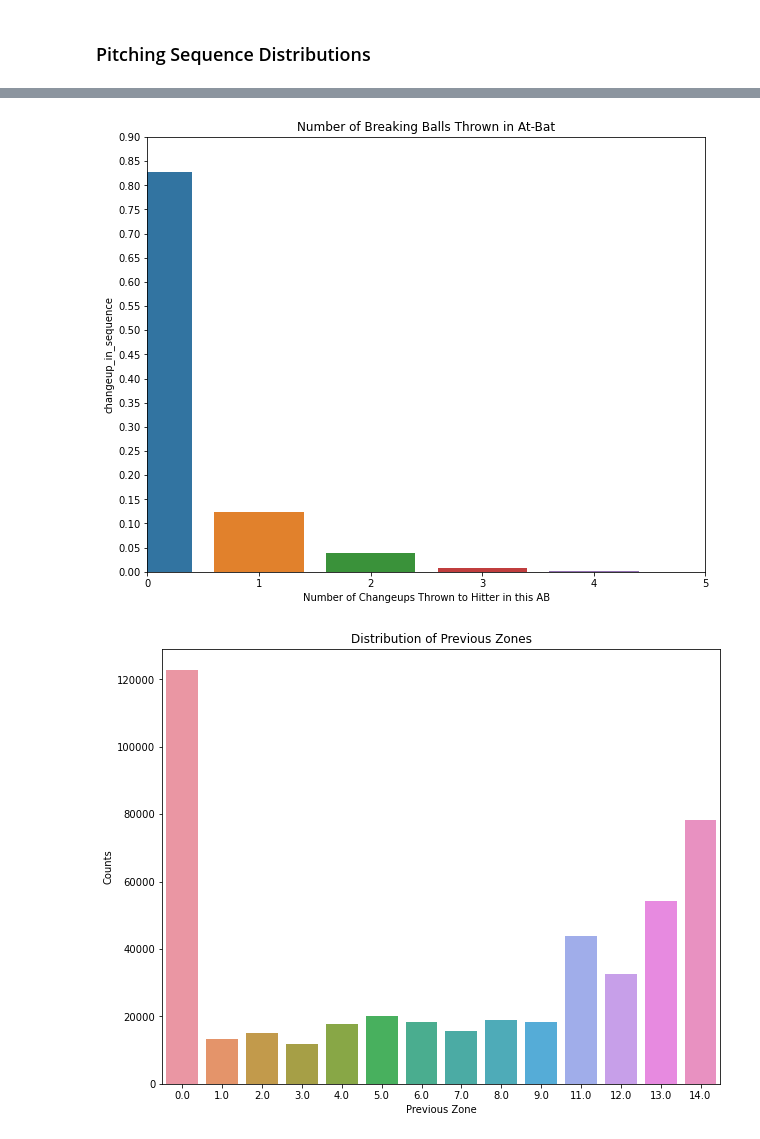
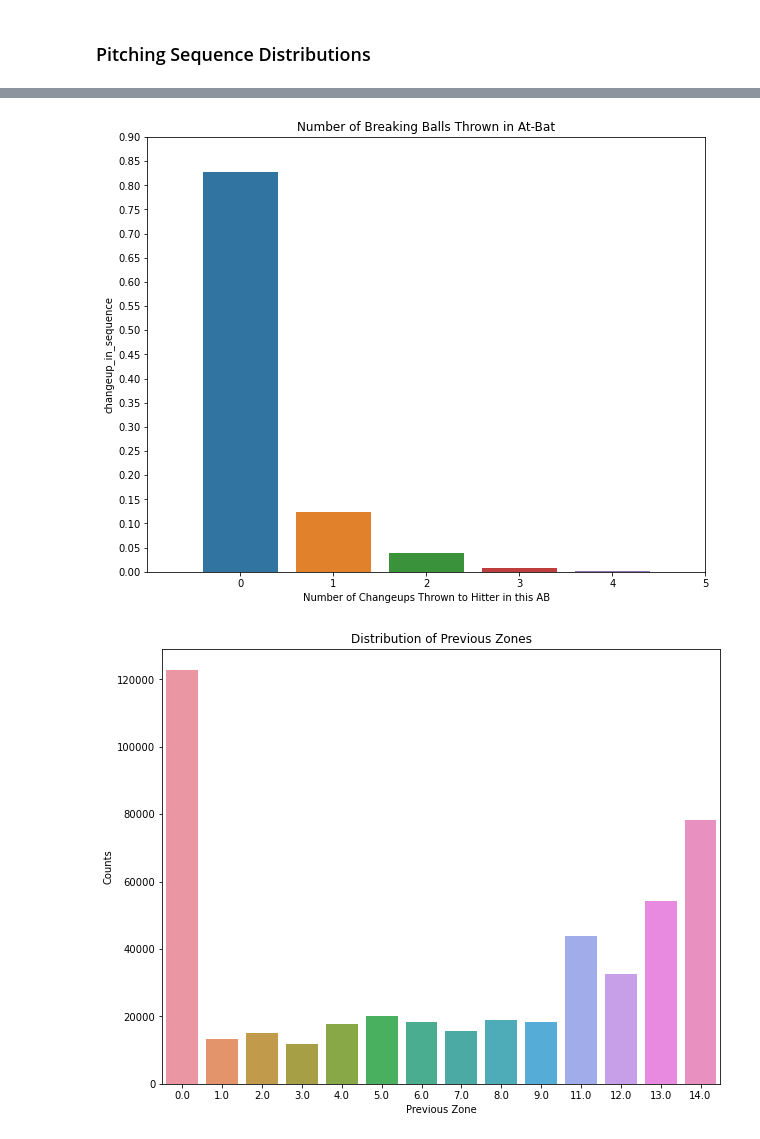
Before and after one commit to ethankuehl/project_6, a Jupyter notebook: code/02-Feature_Engineering_EDA.ipynb, the cells around one changed output, grey strips where cells are left out. Saved outputs shown, nothing was run; the diff lists cells and outputs as text; code cells hidden in the pictures.

```diff
--- a/code/02-Feature_Engineering_EDA.ipynb
+++ b/code/02-Feature_Engineering_EDA.ipynb
@@ -554,14 +554,14 @@ plt.xlim([0,7]);
 # %%
 plt.figure(figsize=(10, 8))
 changeup_sequence_counts = clean_2019['changeup_in_sequence'].value_counts(normalize=True)
 sns.barplot(changeup_sequence_counts.index, changeup_sequence_counts)
 sns.barplot(changeup_sequence_counts.index, changeup_sequence_counts)
 plt.yticks(ticks=[np.round(x, 2) for x in np.linspace(0,0.9,19)])
 plt.xlabel('Number of Changeups Thrown to Hitter in this AB')
 plt.title('Number of Breaking Balls Thrown in At-Bat')
-plt.xlim([0,5]);
+plt.xlim([-1,5]);
 # %% [output]
-[figure, old version]
+[figure, new version]
 # %%
 plt.figure(figsize = (10, 8))
 sns.barplot(x=clean_2019['previous_zone'].value_counts().index, y=clean_2019['previous_zone'].value_counts())
```
Also changed, not shown: parts of 4 cells of this notebook.
